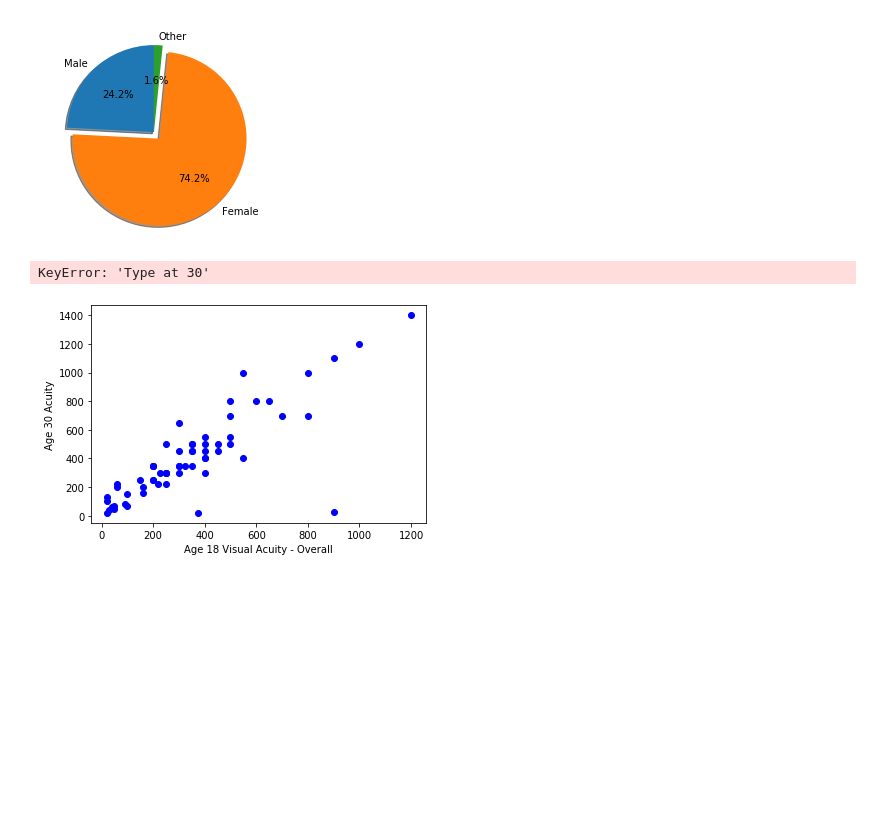
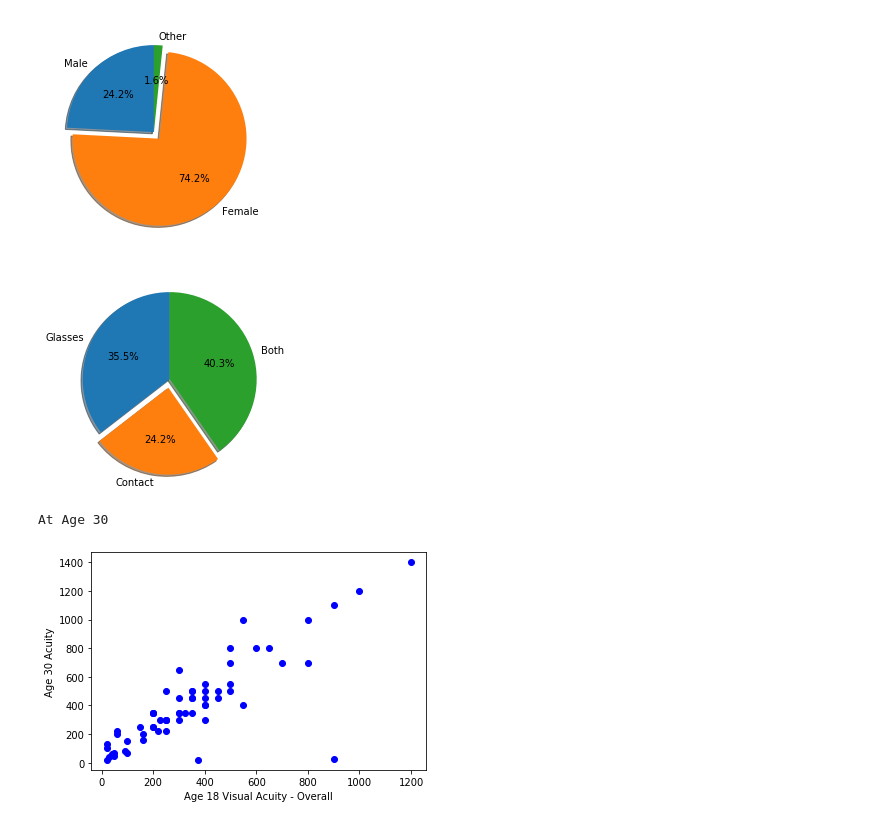
Before and after one commit to garychumd/Contact-Lens, a Jupyter notebook: Contact Lens.ipynb, the cells around one changed output. Saved outputs shown, nothing was run; the diff lists cells and outputs as text; code cells hidden in the pictures; blank space fills up the shorter version.

```diff
--- a/Contact Lens.ipynb
+++ b/Contact Lens.ipynb
@@ -63,15 +63,16 @@ plt.show()
 [figure]
 # %%
 labels = 'Glasses', 'Contact', 'Both'
-sizes = [df.loc[df['Type at 30'] == 1].shape[0], df.loc[df['Type at 30'] == 2].shape[0], df.loc[df['Type at 30'] == 3].shape[0]]
+sizes = [df.loc[df['TypeAt30'] == 1].shape[0], df.loc[df['TypeAt30'] == 2].shape[0], df.loc[df['TypeAt30'] == 3].shape[0]]
 explode = (0, 0.1, 0) # Separate Contact from others
 plt.pie(sizes, explode=explode, labels=labels, autopct='%1.1f%%', shadow=True, startangle=90)
 
 
 plt.show()
 print ("At Age 30")
 # %% [output]
+[figure, added]
-KeyError: 'Type at 30'
+At Age 30
 # %%
 # load glasses at age 30
 g30df = pd.read_csv("C:/Users/Gary Chu/Desktop/Data Science/Glasses30.csv")
```
